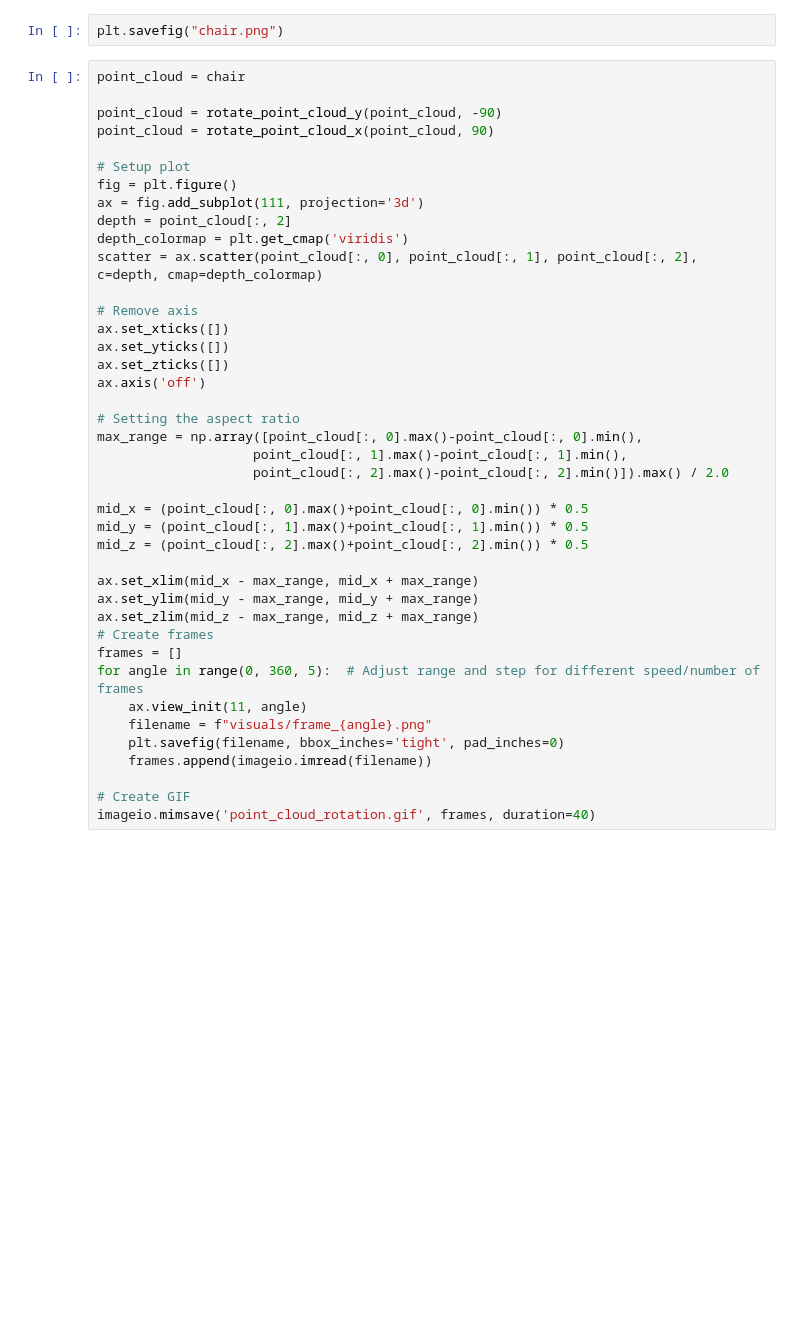
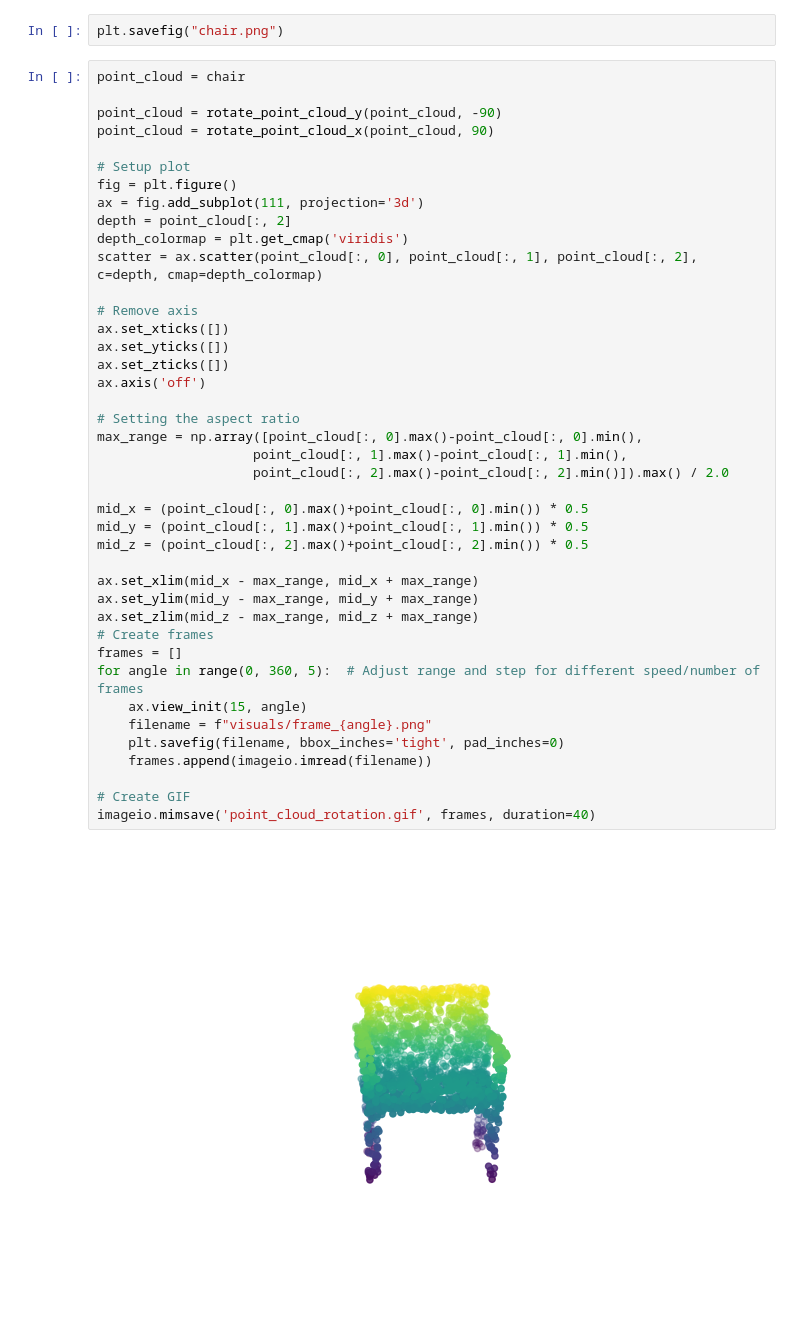
Before and after one commit to kristiyansakalyan/coarse-to-fine-shapes, a Jupyter notebook: visualizations_2.ipynb, the cells around one changed output. Cells and saved outputs as stored; diff of their text form; blank space fills up the shorter version.

```diff
--- a/visualizations_2.ipynb
+++ b/visualizations_2.ipynb
@@ -128,31 +127,33 @@ depth = point_cloud[:, 2]
 depth_colormap = plt.get_cmap('viridis')
 scatter = ax.scatter(point_cloud[:, 0], point_cloud[:, 1], point_cloud[:, 2], c=depth, cmap=depth_colormap)
 
 # Remove axis
 ax.set_xticks([])
 ax.set_yticks([])
 ax.set_zticks([])
 ax.axis('off')
 
 # Setting the aspect ratio
 max_range = np.array([point_cloud[:, 0].max()-point_cloud[:, 0].min(),
                     point_cloud[:, 1].max()-point_cloud[:, 1].min(),
                     point_cloud[:, 2].max()-point_cloud[:, 2].min()]).max() / 2.0
 
 mid_x = (point_cloud[:, 0].max()+point_cloud[:, 0].min()) * 0.5
 mid_y = (point_cloud[:, 1].max()+point_cloud[:, 1].min()) * 0.5
 mid_z = (point_cloud[:, 2].max()+point_cloud[:, 2].min()) * 0.5
 
 ax.set_xlim(mid_x - max_range, mid_x + max_range)
 ax.set_ylim(mid_y - max_range, mid_y + max_range)
 ax.set_zlim(mid_z - max_range, mid_z + max_range)
 # Create frames
 frames = []
 for angle in range(0, 360, 5):  # Adjust range and step for different speed/number of frames
-    ax.view_init(11, angle)
+    ax.view_init(15, angle)
     filename = f"visuals/frame_{angle}.png"
     plt.savefig(filename, bbox_inches='tight', pad_inches=0)
     frames.append(imageio.imread(filename))
 
 # Create GIF
 imageio.mimsave('point_cloud_rotation.gif', frames, duration=40)
+# %% [output]
+[figure, added]
```
Also changed, not shown: parts of 2 cells of this notebook.
